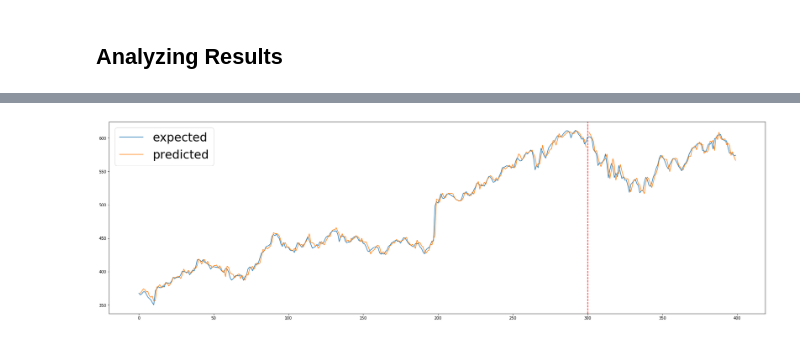
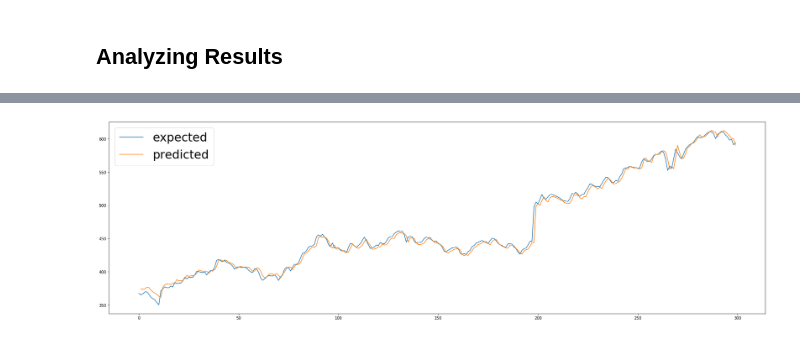
Before and after one commit to stanleykywu/predicting-stocks, a Jupyter notebook: models/LSTM.ipynb, the cells around one changed output, grey strips where cells are left out. Cells and saved outputs as stored; diff of their text form; code cells hidden in the pictures.

Commit message:
Added new results

```diff
--- a/models/LSTM.ipynb
+++ b/models/LSTM.ipynb
@@ -190,14 +206,2 @@ Val Score: 0.02 RMSE
 # %% [markdown]
 ## Analyzing Results <a id='section3'></a>
-# %%
-def getPredictions(scaled_features, input_features, target_feature, look_back=1):
-    scaled_training_results = model.predict(input_features)
-    dummy_inputs = scaled_features.copy().iloc[look_back:]
-    dummy_inputs[target_feature] = scaled_training_results
-
-    results = sc.inverse_transform(dummy_inputs)
-    unscaled_results = []
-    for total in results:
-        unscaled_results.append(total[len(total) - 1])
-
-    return [None for _ in range(look_back)] + unscaled_results
@@ -229,10 +208,23 @@ total_results = training_results + validation_results
-# %%
-# Plot total data with known
-plt.figure(figsize = (30,9))
-plt.plot(range(total_expected.shape[0]), total_expected['Middle'], label='expected')
-plt.plot(range(len(total_results)), total_results, label='predicted')
-plt.legend(prop={'size': 30})
-plt.axvline(x=300, color='red', ls='--')
-plt.show()
-# %% [output]
-[figure, removed]
+# %%
+def getPredictions(scaled_features, input_features, target_feature, sc, look_back=1):
+    scaled_training_results = model.predict(input_features)
+    dummy_inputs = scaled_features.copy().iloc[look_back:]
+    dummy_inputs[target_feature] = scaled_training_results
+
+    results = sc.inverse_transform(dummy_inputs)
+    unscaled_results = []
+    for total in results:
+        unscaled_results.append(total[len(total) - 1])
+
+    return [None for _ in range(look_back)] + unscaled_results
+# %%
+no_news_trn_res = getPredictions(training_data_scaled, trainX, 'Middle', sc, look_back=look_back)
+# %%
+# Plot training data with known
+plt.figure(figsize = (30,9))
+plt.plot(range(df[:300].shape[0]), df[:300]['Middle'], label='expected')
+plt.plot(range(len(no_news_trn_res)), no_news_trn_res, label='predicted')
+plt.legend(prop={'size': 30})
+plt.show()
+# %% [output]
+[figure, added]
```
Also changed, not shown: parts of 65 cells of this notebook.
